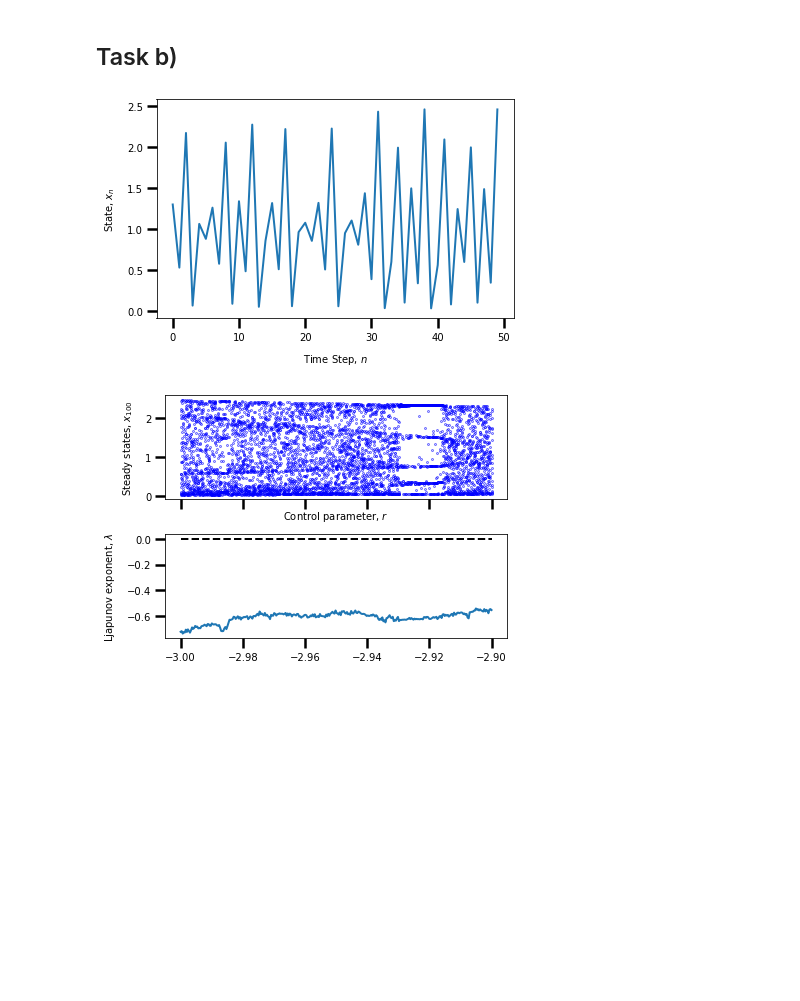
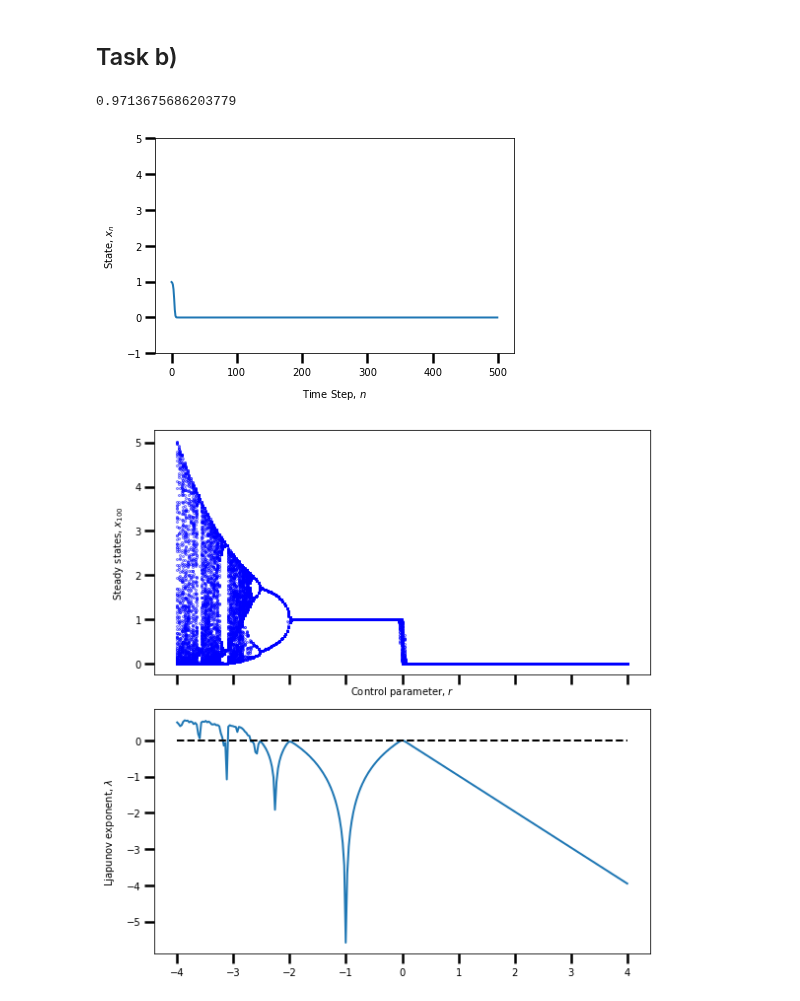
Before and after one commit to FelixSto/NSP_Assignments, a Jupyter notebook: notebooks/assignments/3-1-Sophie.ipynb, the cells around one changed output. Drawn from its saved outputs; the diff is of its cells as text; code cells hidden in the pictures; blank space fills up the shorter version.

```diff
--- a/notebooks/assignments/3-1-Sophie.ipynb
+++ b/notebooks/assignments/3-1-Sophie.ipynb
@@ -55,7 +55,7 @@ class RickerModel:
          numpy.ndarray
             The derivative(s) evaluated at x
         """
-        return x * np.exp( - self.r * (1. - x) ) * (1. + r * x)
+        return np.exp( - self.r * (1. - x) ) * (1. + self.r * x)
 
     def compute_trajectory(self, x0: np.ndarray, n_max: int):
         """ Computes the system trajectory for a given initial state.
@@ -86,8 +86,10 @@ class RickerModel:
 # %%
 %matplotlib inline
 # parameters
-r = -3
-x0 = 1.3
+r = 1.9
+x0 = 0.99
+y = x0 * np.exp( - r * (1. - x0) )
+print(y)
 
 # instantiate logistic map +  compute trajectory
 rickerMap = RickerModel(r=r)
@@ -96,40 +98,42 @@ trajectory = rickerMap.compute_trajectory(x0, n_max=500)
 # plot trajectory as a function of time
 plt.close('all')
 plt.figure()
-plt.plot(trajectory[:50])
+plt.plot(trajectory[:500])
 plt.xlabel('Time Step, $n$')
 plt.ylabel('State, $x_n$')
+plt.ylim([-1,5])
 plt.tight_layout()
 # %% [output]
+0.9713675686203779
-[figure, old version]
+[figure, new version]
 # %%
 %matplotlib inline
 
 # parameters
-r_sweep = np.linspace(-3, -2.9, 300)
+r_sweep = np.linspace(-4, 4, 300)
 
-num_trajectories = 20
+num_trajectories = 200
 n_max = 100
 
 # create the logistic maps + sample trajectories
 rickerMaps = [RickerModel(r) for r in r_sweep]
-initial_states = np.random.uniform(1.1, 1.2, num_trajectories)
+initial_states = np.random.uniform(0, 0.99, num_trajectories)
 trajectories = np.array([rm.compute_trajectory(initial_states, n_max) for rm in rickerMaps])
 
 # extract steady states + compute Ljapunov exponents
 steady_states = trajectories[:, :, -1]
 derivatives = np.array([rm.derivative(traj) for rm, traj in zip(rickerMaps, trajectories)])
 ljpnv_exp = np.mean(np.sum(np.log(np.abs(derivatives)), axis=2), axis=1) / n_max
 
 plt.close('all')
-fix, ax = plt.subplots(2, 1, sharex=True)
+fix, ax = plt.subplots(2, 1, sharex=True, figsize=(8,8))
 ax[0].plot(r_sweep, steady_states, 'b.', markersize=1)
 ax[0].set_xlabel(r'Control parameter, $r$')
 ax[0].set_ylabel(r'Steady states, $x_{%d}$' % n_max)
 
 ax[1].plot(r_sweep, ljpnv_exp)
 ax[1].plot([r_sweep[0], r_sweep[-1]], [0, 0], 'k--')
 ax[1].set_ylabel(r'Ljapunov exponent, $\lambda$')
 plt.tight_layout()
 # %% [output]
-[figure, old version]
+[figure, new version]
```
Also changed, not shown: 1 other file.
